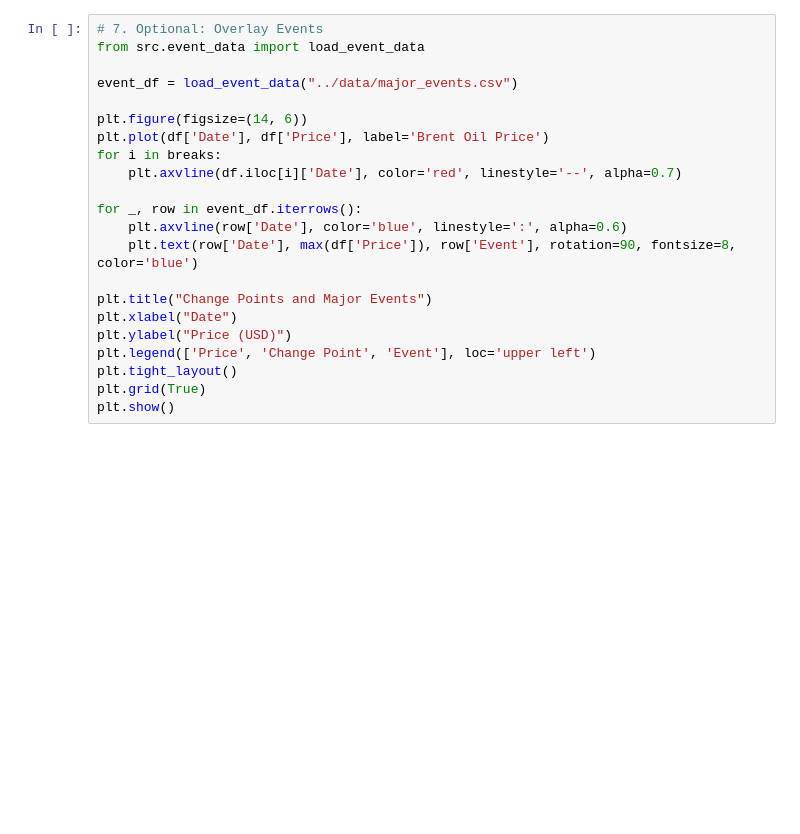
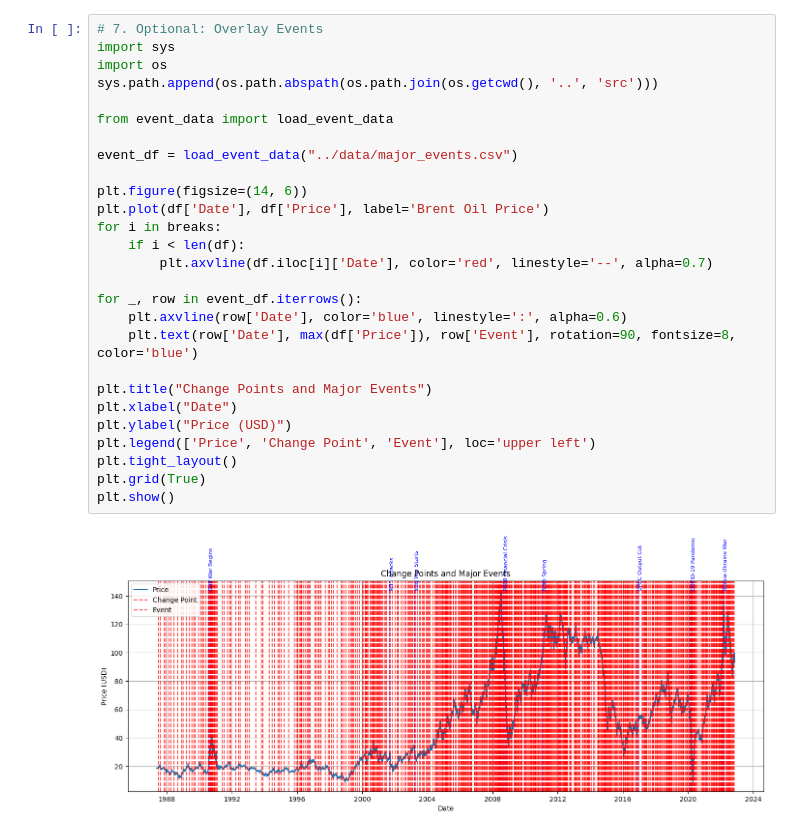
Before and after one commit to shaloms4/Change-Point-Analysis, a Jupyter notebook: notebooks/02_change_point_concepts.ipynb, the cells around one changed output. Saved outputs shown, nothing was run; the diff lists cells and outputs as text; blank space fills up the shorter version.

```diff
--- a/notebooks/02_change_point_concepts.ipynb
+++ b/notebooks/02_change_point_concepts.ipynb
@@ -39,22 +65,29 @@ for i in breaks:
 # %%
 # 7. Optional: Overlay Events
-from src.event_data import load_event_data
+import sys
+import os
+sys.path.append(os.path.abspath(os.path.join(os.getcwd(), '..', 'src')))
+
+from event_data import load_event_data
 
 event_df = load_event_data("../data/major_events.csv")
 
 plt.figure(figsize=(14, 6))
 plt.plot(df['Date'], df['Price'], label='Brent Oil Price')
 for i in breaks:
-    plt.axvline(df.iloc[i]['Date'], color='red', linestyle='--', alpha=0.7)
+    if i < len(df):
+        plt.axvline(df.iloc[i]['Date'], color='red', linestyle='--', alpha=0.7)
 
 for _, row in event_df.iterrows():
     plt.axvline(row['Date'], color='blue', linestyle=':', alpha=0.6)
     plt.text(row['Date'], max(df['Price']), row['Event'], rotation=90, fontsize=8, color='blue')
 
 plt.title("Change Points and Major Events")
 plt.xlabel("Date")
 plt.ylabel("Price (USD)")
 plt.legend(['Price', 'Change Point', 'Event'], loc='upper left')
 plt.tight_layout()
 plt.grid(True)
 plt.show()
+# %% [output]
+[figure, added]
```
Also changed, not shown: parts of 3 cells of this notebook, 5 other files.
